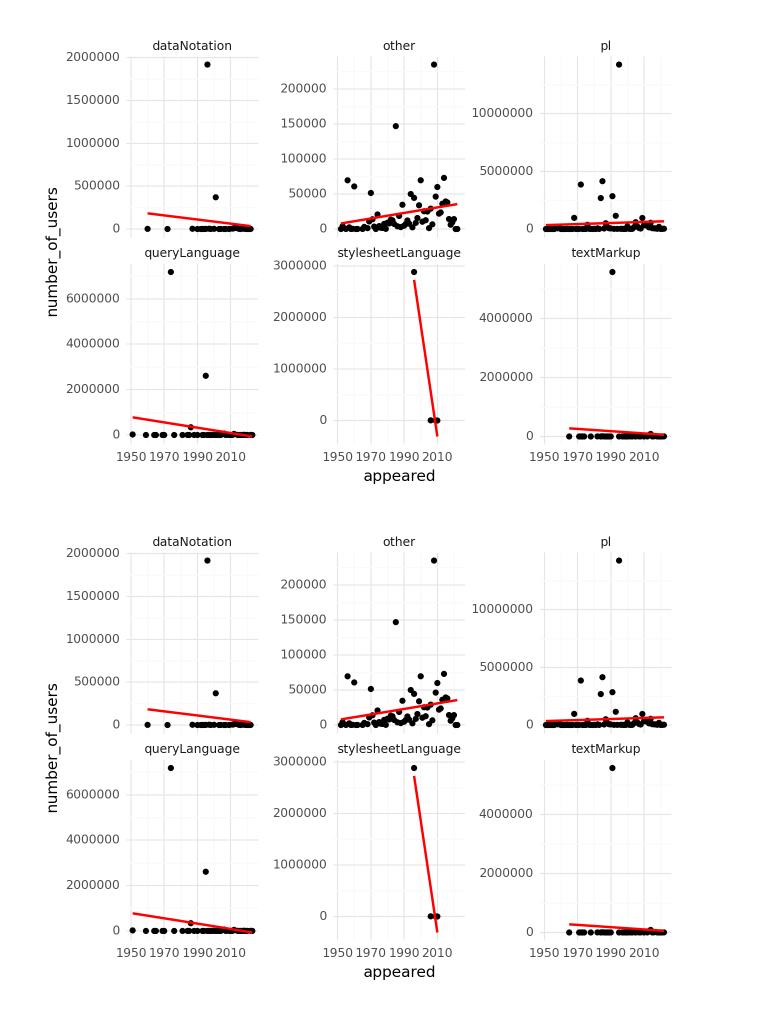
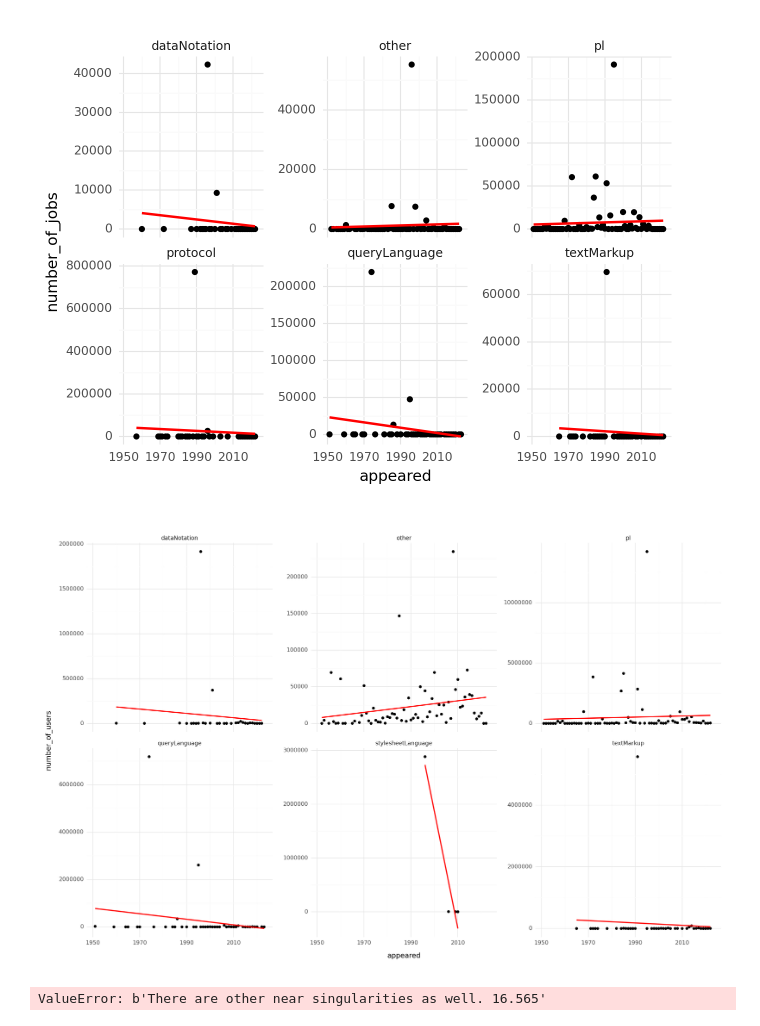
Before and after one commit to madhumsc/TidyTuesday, a Jupyter notebook: 11.ipynb, the cells around one changed output. Saved outputs shown, nothing was run; the diff lists cells and outputs as text; code cells hidden in the pictures.

Commit message:
2nd graph

```diff
--- a/11.ipynb
+++ b/11.ipynb
@@ -7,7 +7,7 @@ from plotnine import *
 url = "https://raw.githubusercontent.com/rfordatascience/tidytuesday/master/data/2023/2023-03-21/languages.csv"
 df = pd.read_csv(url)
 
-scattered_df=df[["appeared","number_of_users","type"]]
+scattered_df=df[["appeared","number_of_jobs","type"]]
 
 
 scattered_df.dropna()
@@ -28,7 +28,7 @@ scattered_df
 | 4302 | 1999 | 0 | queryLanguage |
 4273 rows × 3 columns
 # %%
-main_10_types_df=scattered_df.groupby(["type"]).agg({"number_of_users":"sum"}).reset_index()
-main_10_types_df = main_10_types_df.sort_values(by="number_of_users",ascending=False).head(5)["type"]
+main_10_types_df=scattered_df.groupby(["type"]).agg({"number_of_jobs":"sum"}).reset_index()
+main_10_types_df = main_10_types_df.sort_values(by="number_of_jobs",ascending=False).head(5)["type"]
 main_10_types_df
 # %% [output]
@@ -59,6 +59,6 @@ scattered_df
 | 4302 | 1999 | 0 | queryLanguage |
 4273 rows × 3 columns
 # %%
-scattered_df_gp = scattered_df.groupby(["appeared","type"]).agg({"number_of_users":"sum"}).reset_index()
+scattered_df_gp = scattered_df.groupby(["appeared","type"]).agg({"number_of_jobs":"sum"}).reset_index()
 scattered_df_gp
 # %% [output]
@@ -97,7 +97,7 @@ from plotnine import ggplot, aes, geom_point, facet_wrap, stat_smooth, theme_min
 
 # Create scatter plots with facets and fitted lines
 scatter_plots_with_fitted_lines = (
-    ggplot(scattered_df_gp, aes(x='appeared', y='number_of_users')) +
+    ggplot(scattered_df_gp, aes(x='appeared', y='number_of_jobs')) +
     geom_point() +
     stat_smooth(method='lm', se=False, color='red') +  # Add a fitted line (linear regression)
     facet_wrap('~type', scales='free_y') +  # Facet by 'type'
@@ -107,22 +107,39 @@ scatter_plots_with_fitted_lines = (
 # Show the plot
 print(scatter_plots_with_fitted_lines)
 # %% [output]
-[figure, old version]
+[figure, new version]
 # %%
 # Import necessary libraries
 from plotnine import ggplot, aes, geom_point, facet_wrap, stat_smooth, theme_minimal
 
 # Create scatter plots with facets and curved fitted lines
 scatter_plots_with_curved_lines = (
-    ggplot(scattered_df_gp, aes(x='appeared', y='number_of_users')) +
+    ggplot(scattered_df_gp, aes(x='appeared', y='number_of_jobs')) +
     geom_point() +
     stat_smooth(method='lm', formula='y ~ I(x**2)', se=False, color='red') +  # Add a polynomial fitted line (degree=2)
     facet_wrap('~type', scales='free_y') +  # Facet by 'type'
     theme_minimal()  +# Optional: Customize the theme
    theme(figure_size=(15, 10))
 )
 
 # Show the plot
 print(scatter_plots_with_curved_lines)
 # %% [output]
-[figure, old version]
+[figure, new version]
+# %%
+# Import necessary libraries
+from plotnine import ggplot, aes, geom_point, facet_wrap, stat_smooth, theme_minimal
+
+# Create scatter plots with facets and curved fitted lines
+scatter_plots_with_curved_lines = (
+    ggplot(scattered_df_gp, aes(x='appeared', y='number_of_users')) +
+    geom_point() +
+    stat_smooth(method='loess', se=False, color='red') +  # Add a loess fitted line
+    facet_wrap('~type', scales='free_y') +  # Facet by 'type'
+    theme_minimal()  # Optional: Customize the theme
+)
+
+# Show the plot
+print(scatter_plots_with_curved_lines)
+# %% [output]
+ValueError: b'There are other near singularities as well. 16.565'
```
Also changed, not shown: parts of 6 cells of this notebook, 3 other files.
